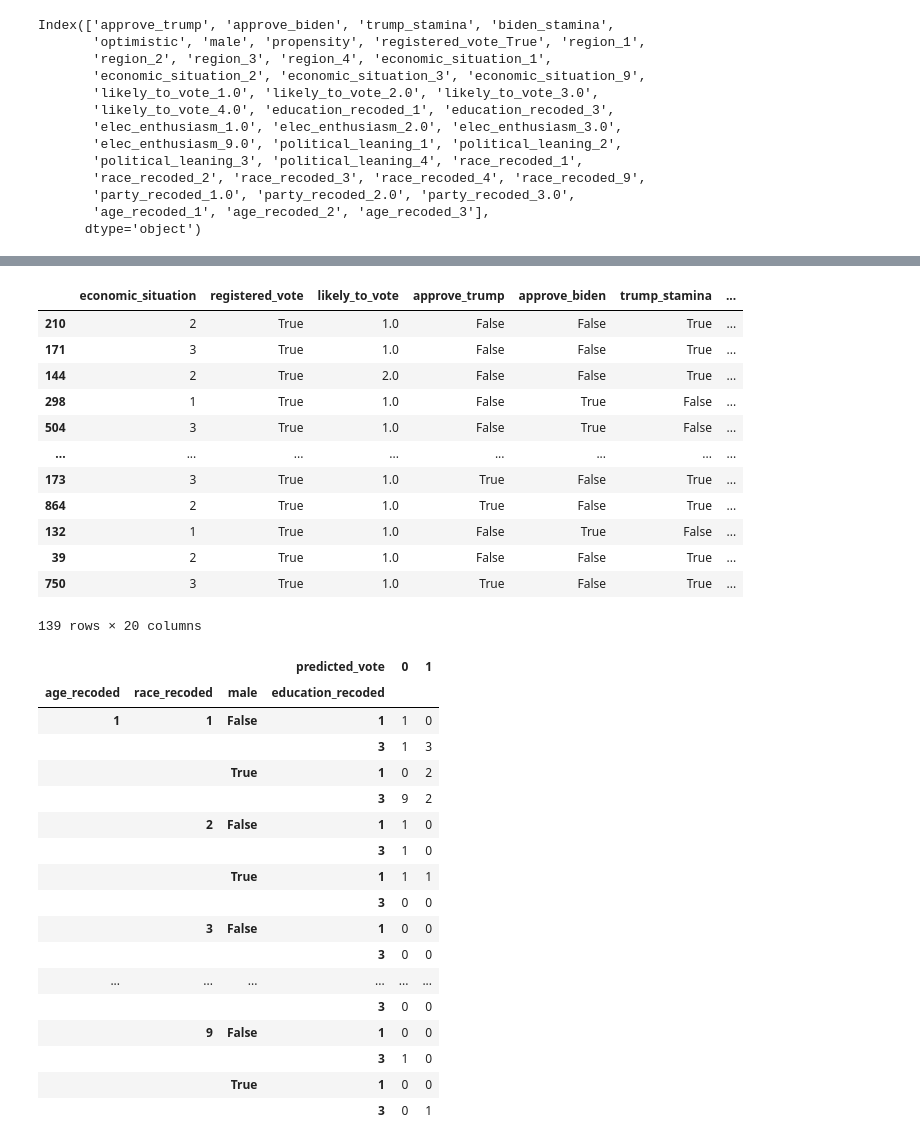
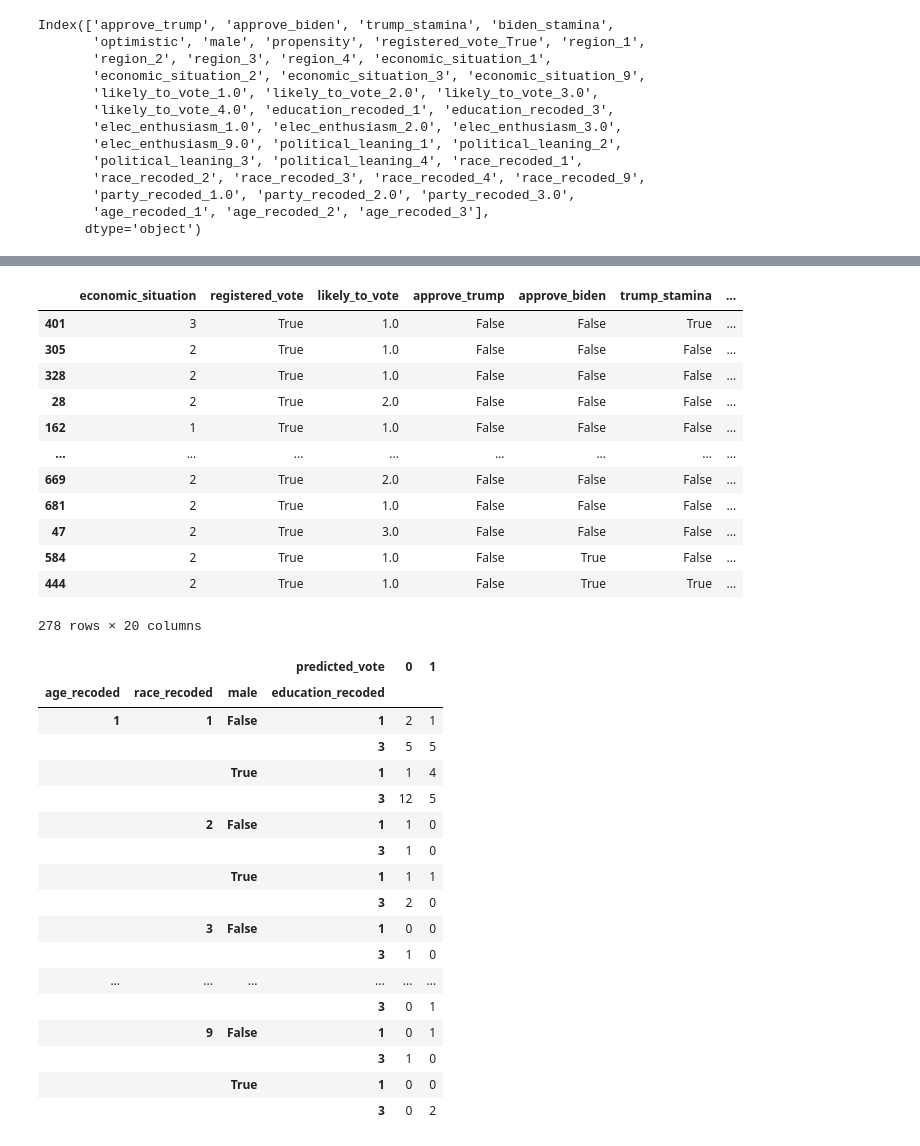
Before and after one commit to pmench/mrp-team, a Jupyter notebook: src/bella_ML.ipynb, the cells around one changed output, grey strips where cells are left out. Drawn from its saved outputs; the diff is of its cells as text; code cells hidden in the pictures.

```diff
--- a/src/bella_ML.ipynb
+++ b/src/bella_ML.ipynb
@@ -832,10 +832,12 @@ nat_2020_june_clean2
 # %%
 X = nat_2020_june_clean2.drop(columns = ['vote_choice_recoded'])
 y = nat_2020_june_clean2['vote_choice_recoded']
+# X = nat_2020_clean2.drop(columns = ['vote_choice_recoded'])
+# y = nat_2020_clean2['vote_choice_recoded']
 # train test split
 # TODO: consider stratifying by anything????
 
-X_train, X_test, y_train, y_test = train_test_split(X, y, test_size = 0.2, random_state = 13, stratify=X['male'])
+X_train, X_test, y_train, y_test = train_test_split(X, y, test_size = 0.4, random_state = 13, stratify=X['male'])
 # %%
 y_test.value_counts()
 # %% [output]
@@ -1091,36 +1105,37 @@ filtered_nat_2020_june['actual_vote'] = X_test_copy_filtered['actual_vote']
 filtered_nat_2020_june
 # %% [output]
 |  | economic_situation | registered_vote | likely_to_vote | approve_trump | approve_biden | trump_stamina | ... |
-| 210 | 2 | True | 1.0 | False | False | True | ... |
-| 171 | 3 | True | 1.0 | False | False | True | ... |
-| 144 | 2 | True | 2.0 | False | False | True | ... |
-| 298 | 1 | True | 1.0 | False | True | False | ... |
-| 504 | 3 | True | 1.0 | False | True | False | ... |
+| 401 | 3 | True | 1.0 | False | False | True | ... |
+| 305 | 2 | True | 1.0 | False | False | False | ... |
+| 328 | 2 | True | 1.0 | False | False | False | ... |
+| 28 | 2 | True | 2.0 | False | False | False | ... |
+| 162 | 1 | True | 1.0 | False | False | False | ... |
 | ... | ... | ... | ... | ... | ... | ... | ... |
-| 173 | 3 | True | 1.0 | True | False | True | ... |
-| 864 | 2 | True | 1.0 | True | False | True | ... |
-| 132 | 1 | True | 1.0 | False | True | False | ... |
-| 39 | 2 | True | 1.0 | False | False | True | ... |
-| 750 | 3 | True | 1.0 | True | False | True | ... |
+| 669 | 2 | True | 2.0 | False | False | False | ... |
+| 681 | 2 | True | 1.0 | False | False | False | ... |
+| 47 | 2 | True | 3.0 | False | False | False | ... |
+| 584 | 2 | True | 1.0 | False | True | False | ... |
+| 444 | 2 | True | 1.0 | False | True | True | ... |
-139 rows × 20 columns
+278 rows × 20 columns
 # %%
+june_final = filtered_nat_2020_june.groupby(['age_recoded','race_recoded', 'male','education_recoded'])['predicted_vote'].value_counts().unstack(fill_value=0)
 filtered_nat_2020_june.groupby(['age_recoded','race_recoded', 'male','education_recoded'])['predicted_vote'].value_counts().unstack(fill_value=0)
 # %% [output]
 |  |  |  | predicted_vote | 0 | 1 |
 | age_recoded | race_recoded | male | education_recoded |  |  |
-| 1 | 1 | False | 1 | 1 | 0 |
-|  |  |  | 3 | 1 | 3 |
-|  |  | True | 1 | 0 | 2 |
-|  |  |  | 3 | 9 | 2 |
+| 1 | 1 | False | 1 | 2 | 1 |
+|  |  |  | 3 | 5 | 5 |
+|  |  | True | 1 | 1 | 4 |
+|  |  |  | 3 | 12 | 5 |
 |  | 2 | False | 1 | 1 | 0 |
 |  |  |  | 3 | 1 | 0 |
 |  |  | True | 1 | 1 | 1 |
-|  |  |  | 3 | 0 | 0 |
+|  |  |  | 3 | 2 | 0 |
 |  | 3 | False | 1 | 0 | 0 |
-|  |  |  | 3 | 0 | 0 |
+|  |  |  | 3 | 1 | 0 |
 | ... | ... | ... | ... | ... | ... |
-|  |  |  | 3 | 0 | 0 |
-|  | 9 | False | 1 | 0 | 0 |
+|  |  |  | 3 | 0 | 1 |
+|  | 9 | False | 1 | 0 | 1 |
 |  |  |  | 3 | 1 | 0 |
 |  |  | True | 1 | 0 | 0 |
-|  |  |  | 3 | 0 | 1 |
+|  |  |  | 3 | 0 | 2 |
```
Also changed, not shown: parts of 12 cells of this notebook.
